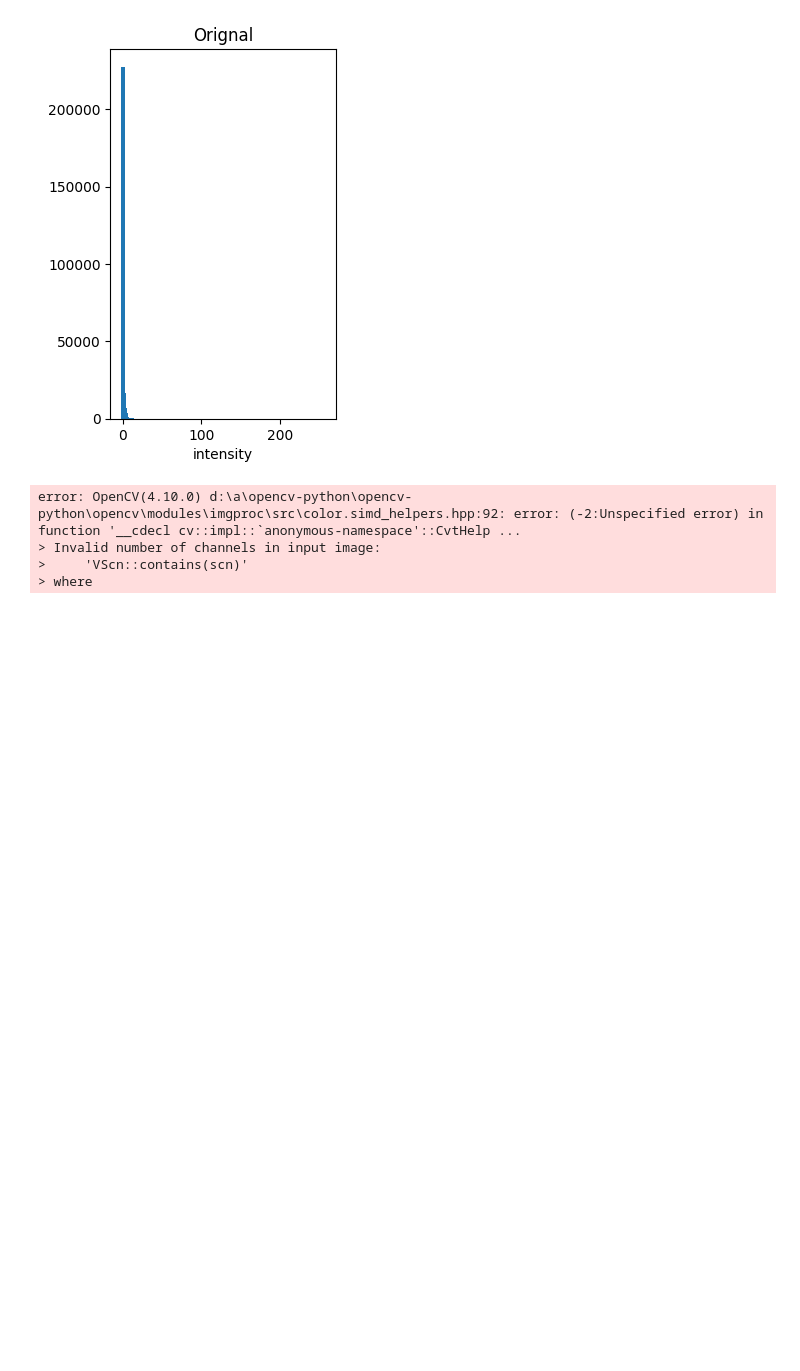
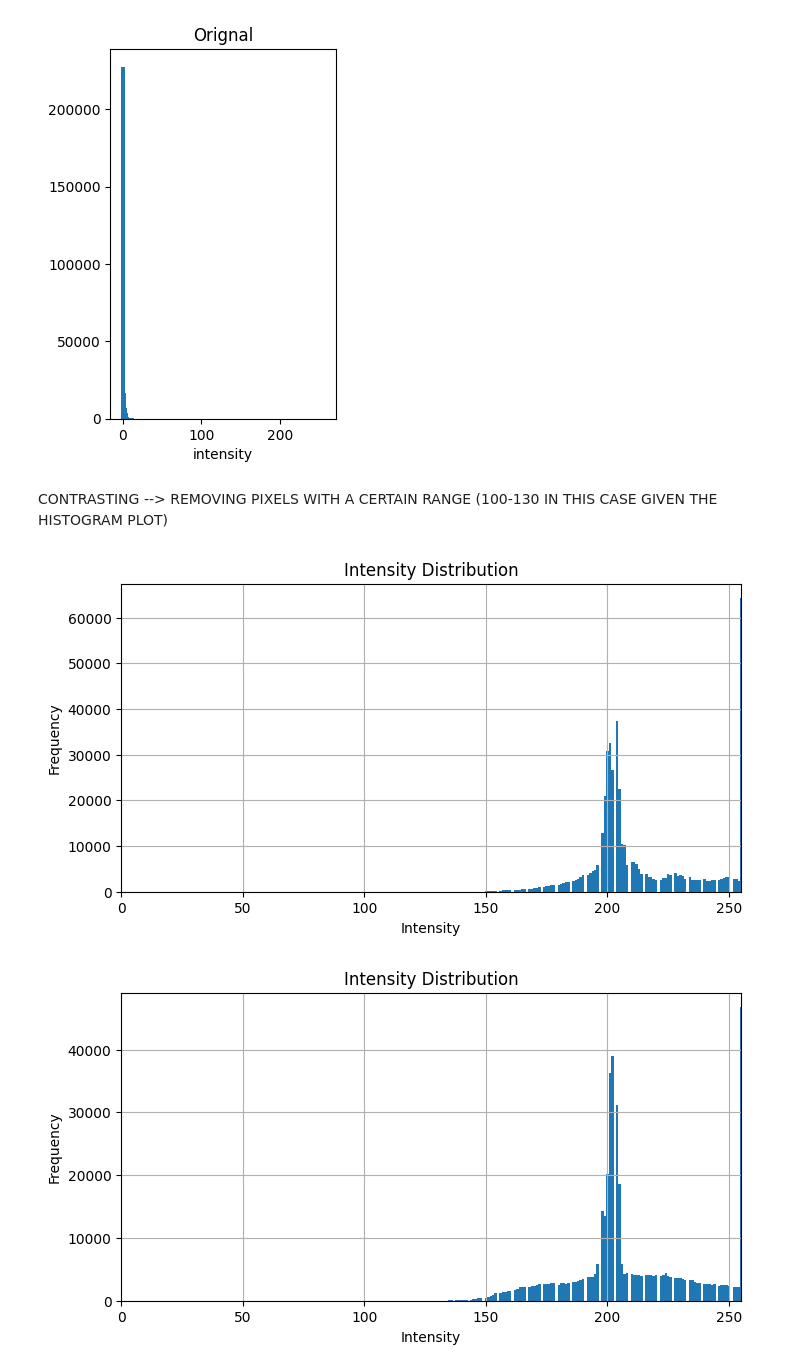
Before and after one commit to adityagupta-apg/knitsmart, a Jupyter notebook: practice.ipynb, the cells around one changed output. Drawn from its saved outputs; the diff is of its cells as text; code cells hidden in the pictures; blank space fills up the shorter version.

Commit message:
Adding contrasting techniques and various iterations of edge detection

```diff
--- a/practice.ipynb
+++ b/practice.ipynb
@@ -458,33 +458,20 @@ cv.destroyAllWindows()
 [figure]
 # %%
 import cv2 as cv
-import numpy as np
-import matplotlib.pyplot as plt
-
-
 
 def process_image(image_path, window_name, ksize=1):
-    # Load image
-    image = cv.imread(image_path)
-
-    # Crop the image to a specific region
-    image = image[:480, :, :]
-    image=cv.cvtColor(image,cv.COLOR_BGR2GRAY)
+    # Load image in grayscale
+    image = cv.imread(image_path, cv.IMREAD_GRAYSCALE)  # Changed here
 
     # Apply Sobel filter
     sobel = cv.Sobel(image, cv.CV_64F, 1, 0, ksize=ksize)
 
     # Convert Sobel result to 8-bit
+    sobel_8u = cv.convertScaleAbs(sobel)  # Added this line
 
-    # Plot histogram of Sobel result
-    #plot_hist(sobel_8u, title_old="Sobel")
-
-    # Apply thresholding
-    #_, sobel_thresh = cv.threshold(sobel_8u, 2, 255, cv.THRESH_BINARY)
-    sobel=cv.cvtColor(sobel,cv.COLOR_BGR2GRAY)
-    sobel=cv.adaptiveThreshold(sobel,255,cv.ADAPTIVE_THRESH_MEAN_C,cv.THRESH_BINARY,11,3)
-    # Apply blur
-    blurred = cv.blur(sobel, (11, 11))
+    # Apply adaptive thresholding
+    blurred = cv.blur(sobel_8u, (11, 11))  # Changed here
+    blurred = cv.adaptiveThreshold(blurred, 60, cv.ADAPTIVE_THRESH_MEAN_C, cv.THRESH_BINARY, 11, 3)
 
     # Display the processed image
     cv.imshow(window_name, blurred)
@@ -499,11 +486,6 @@ process_image(image_path2, 'Bad Image')
 
 cv.waitKey(0)
 cv.destroyAllWindows()
-# %% [output]
-error: OpenCV(4.10.0) d:\a\opencv-python\opencv-python\opencv\modules\imgproc\src\color.simd_helpers.hpp:92: error: (-2:Unspecified error) in function '__cdecl cv::impl::`anonymous-namespace'::CvtHelp ...
-> Invalid number of channels in input image:
->     'VScn::contains(scn)'
-> where
 # %%
 import cv2 as cv
 import numpy as np
@@ -542,3 +524,44 @@ process_image(image_path2, 'Bad Image')
 
 cv.waitKey(0)
 cv.destroyAllWindows()
+# %% [markdown]
+CONTRASTING --> REMOVING PIXELS WITH A CERTAIN RANGE (100-130 IN THIS CASE GIVEN THE HISTOGRAM PLOT)
+# %%
+import cv2 as cv
+
+def adjust_contrast(image_path, window_name, alpha=1.2, beta=50):
+    # Load image in grayscale
+    image = cv.imread(image_path, cv.IMREAD_GRAYSCALE)
+
+    # Adjust contrast
+    adjusted_image = cv.convertScaleAbs(image, alpha=alpha, beta=beta)
+    mask = cv.inRange(adjusted_image, 100, 110)
+    adjusted_image[mask > 0] = 0
+    hist = cv.calcHist([adjusted_image], [0], None, [256], [0,256])
+
+    # Plot histogram
+    plt.figure(figsize=(8, 4))
+    plt.bar(np.arange(256), hist[:,0], width=1)
+    plt.title('Intensity Distribution')
+    plt.xlabel('Intensity')
+    plt.ylabel('Frequency')
+    plt.xlim([0, 255])
+    plt.grid(True)
+    plt.show()
+
+    # Display the processed image
+    cv.imshow(window_name, adjusted_image)
+
+# Image paths (use your original paths here)
+image_path1 = 'Good_image/anomaly1_412.jpg'
+image_path2 = 'Minor_default/6.jpg'
+cv.imshow('Original image',cv.imread(image_path2))
+# Adjust contrast for each image
+adjust_contrast(image_path1, 'Good Image')
+adjust_contrast(image_path2, 'Bad Image')
+
+cv.waitKey(0)
+cv.destroyAllWindows()
+# %% [output]
+[figure, added]
+[figure, added]
```
Also changed, not shown: parts of 15 cells of this notebook.
